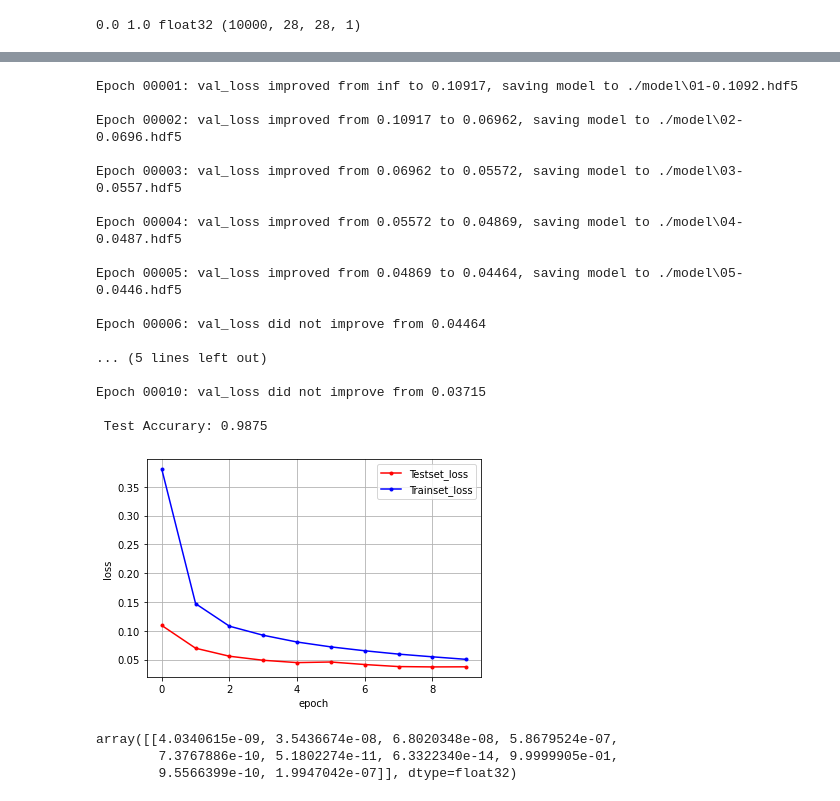
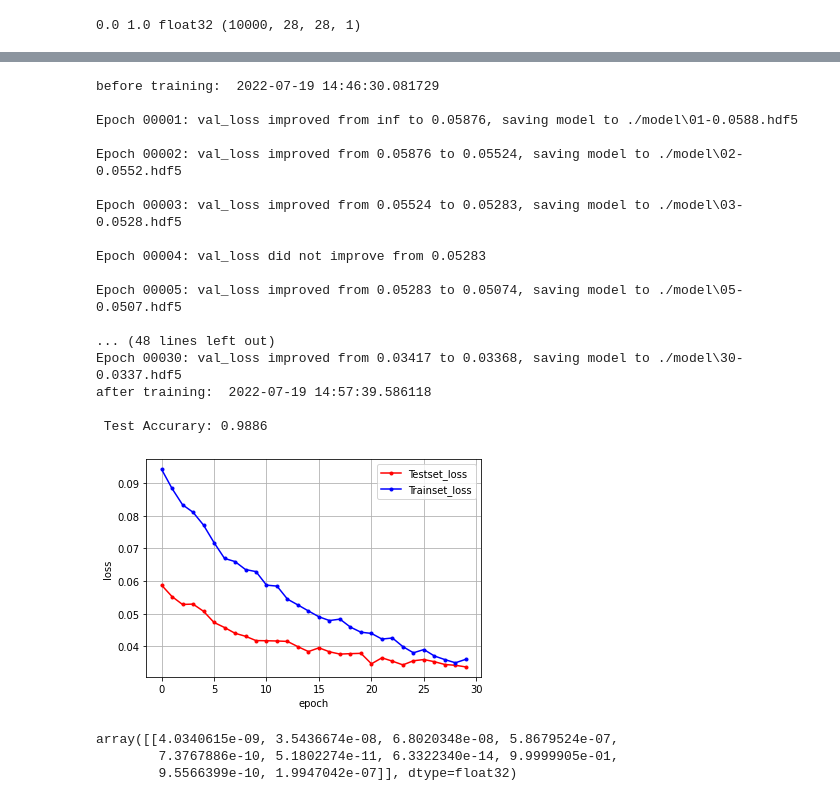
Before and after one commit to sulheebaek/2022PythonDA3rd, a Jupyter notebook: 강사노트북/Day6_신경망.ipynb, the cells around one changed output, grey strips where cells are left out. Cells and saved outputs as stored; diff of their text form; code cells hidden in the pictures.

```diff
--- a/강사노트북/Day6_신경망.ipynb
+++ b/강사노트북/Day6_신경망.ipynb
@@ -338,50 +385,53 @@ checkpointer = tf.keras.callbacks.ModelCheckpoint(filepath=modelpath,
                                                   verbose=1, save_best_only=True)
 early_stopping_callback = tf.keras.callbacks.EarlyStopping(monitor='val_loss', patience=10)
 
+from datetime import datetime
+print('before training: ', datetime.now())
 # 모델의 실행
 history = model.fit(X_train, y_train,
                     validation_data=(X_test, y_test),
-                    epochs=10, batch_size=200, verbose=0,
+                    epochs=30, batch_size=2000, verbose=0,
                     callbacks=[early_stopping_callback, checkpointer])
+print('after training: ', datetime.now())
 
 # 테스트 정확도 출력
 print('\n Test Accurary: %.4f' % (model.evaluate(X_test, y_test)[1]))
 
 # 테스트셋의 오차
 y_vloss = history.history['val_loss']
 
 # 학습셋의 오차
 y_loss = history.history['loss']
 
 # 시각화
 x_len = numpy.arange(len(y_loss))
 plt.plot(x_len, y_vloss, marker='.', c='red', label='Testset_loss')
 plt.plot(x_len, y_loss, marker='.', c='blue', label='Trainset_loss')
 
 plt.legend(loc='upper right')
 plt.grid()
 plt.xlabel('epoch')
 plt.ylabel('loss')
 plt.show()
 # %% [output]
-Epoch 00001: val_loss improved from inf to 0.10917, saving model to ./model\01-0.1092.hdf5
+before training:  2022-07-19 14:46:30.081729
 
-Epoch 00002: val_loss improved from 0.10917 to 0.06962, saving model to ./model\02-0.0696.hdf5
+Epoch 00001: val_loss improved from inf to 0.05876, saving model to ./model\01-0.0588.hdf5
 
-Epoch 00003: val_loss improved from 0.06962 to 0.05572, saving model to ./model\03-0.0557.hdf5
+Epoch 00002: val_loss improved from 0.05876 to 0.05524, saving model to ./model\02-0.0552.hdf5
 
-Epoch 00004: val_loss improved from 0.05572 to 0.04869, saving model to ./model\04-0.0487.hdf5
+Epoch 00003: val_loss improved from 0.05524 to 0.05283, saving model to ./model\03-0.0528.hdf5
 
-Epoch 00005: val_loss improved from 0.04869 to 0.04464, saving model to ./model\05-0.0446.hdf5
+Epoch 00004: val_loss did not improve from 0.05283
 
-Epoch 00006: val_loss did not improve from 0.04464
+Epoch 00005: val_loss improved from 0.05283 to 0.05074, saving model to ./model\05-0.0507.hdf5
 
-... (5 lines left out)
+... (48 lines left out)
+Epoch 00030: val_loss improved from 0.03417 to 0.03368, saving model to ./model\30-0.0337.hdf5
+after training:  2022-07-19 14:57:39.586118
 
-Epoch 00010: val_loss did not improve from 0.03715
-
- Test Accurary: 0.9875
+ Test Accurary: 0.9886
-[figure, old version]
+[figure, new version]
 # %%
 model.predict(X_test[0:1])
 # %% [output]
```
Also changed, not shown: parts of 20 cells of this notebook, 1 other file.
